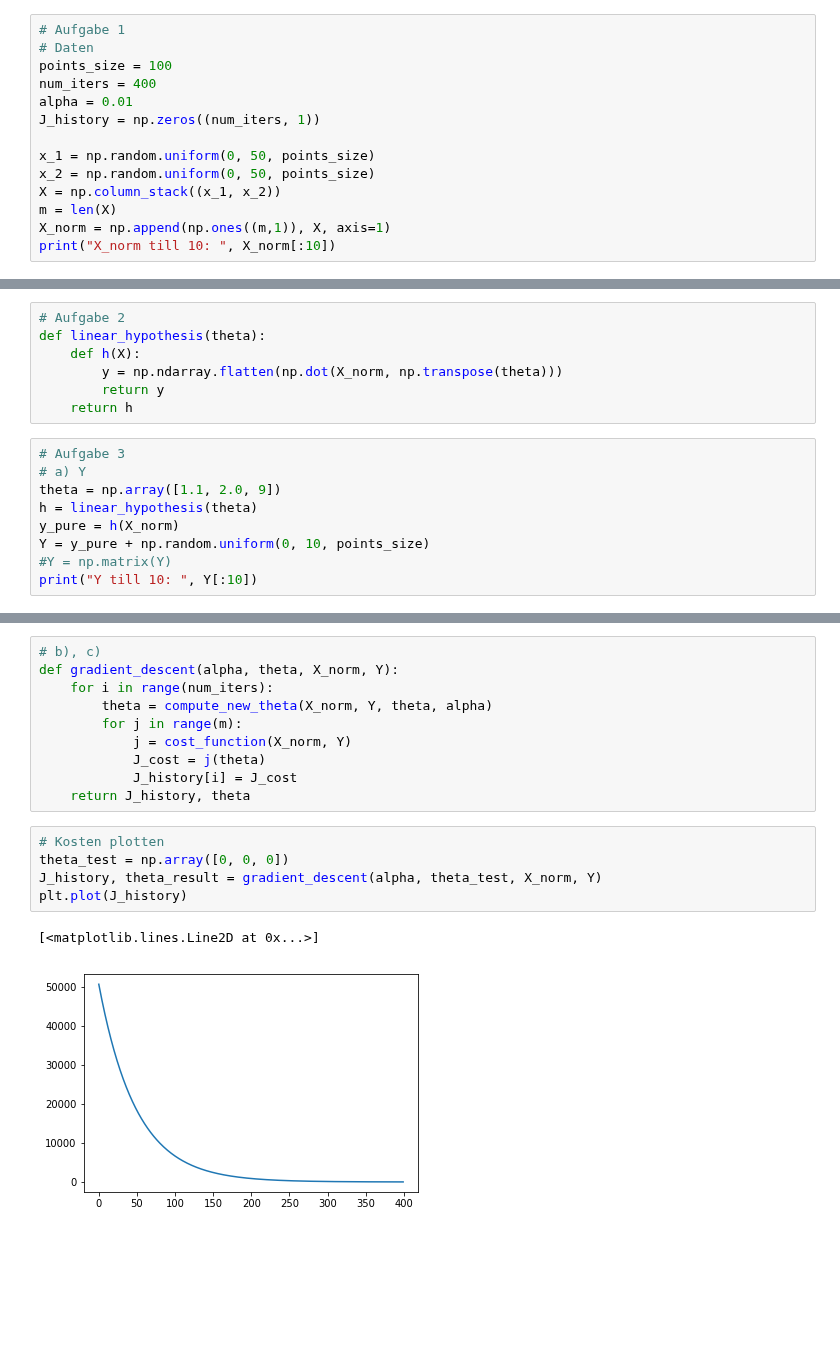
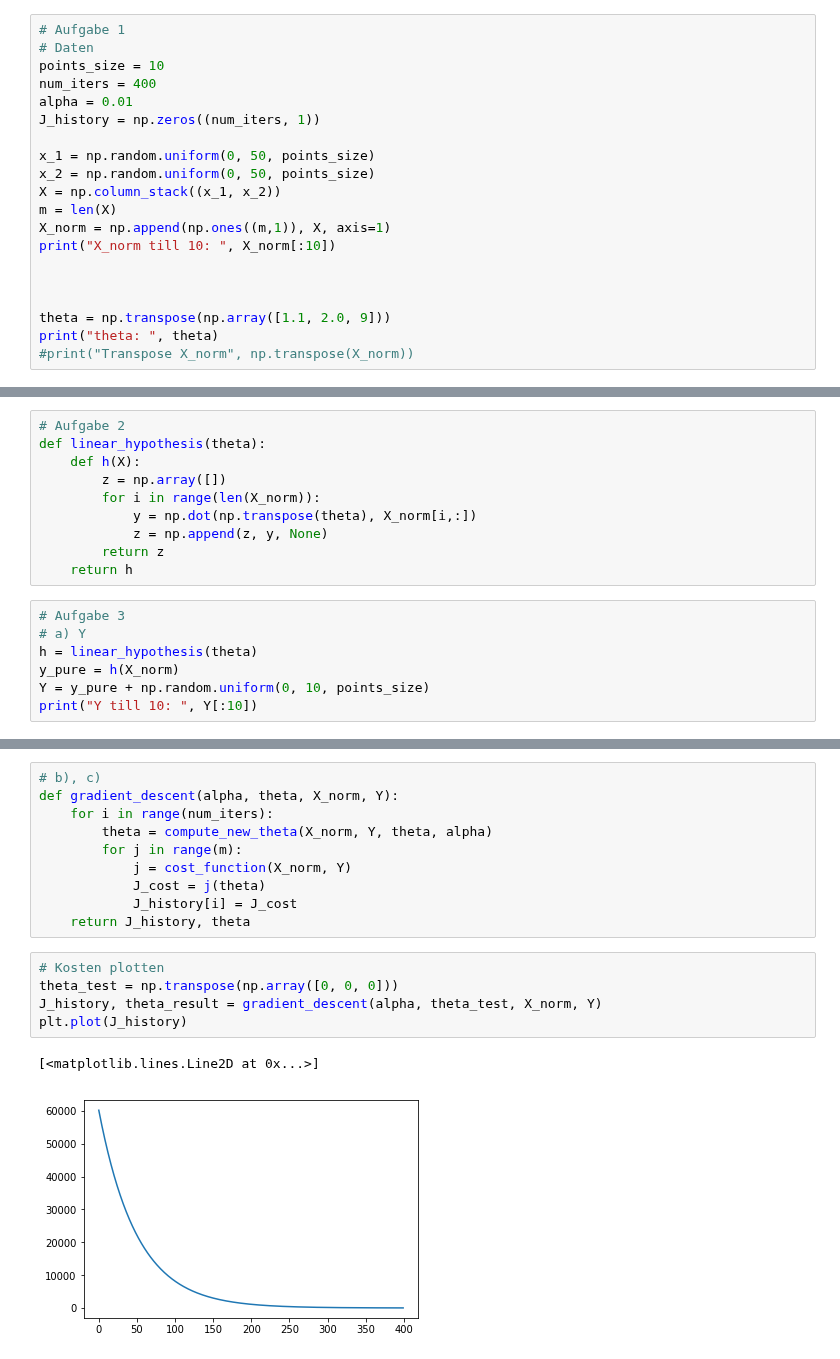
Before and after one commit to KonstantinKochetov/ML-implementations, a Jupyter notebook: Beleg2.ipynb, the cells around one changed output, grey strips where cells are left out. Saved outputs shown, nothing was run; the diff lists cells and outputs as text; blank space fills up the shorter version.

Commit message:
Beleg2 thetas

```diff
--- a/Beleg2.ipynb
+++ b/Beleg2.ipynb
@@ -12,7 +12,7 @@ np.set_printoptions(precision=3,suppress=True)
 # %%
 # Aufgabe 1
 # Daten
-points_size = 100
+points_size = 10
 num_iters = 400
 alpha = 0.01
 J_history = np.zeros((num_iters, 1))
@@ -23,4 +23,10 @@ X = np.column_stack((x_1, x_2))
 m = len(X)
 X_norm = np.append(np.ones((m,1)), X, axis=1)
 print("X_norm till 10: ", X_norm[:10])
+
+
+
+theta = np.transpose(np.array([1.1, 2.0, 9]))
+print("theta: ", theta)
+#print("Transpose X_norm", np.transpose(X_norm))
 # %% [output]
@@ -38,16 +45,17 @@ X_norm till 10:  [[ 1.    43.428 26.776]
 # Aufgabe 2
 def linear_hypothesis(theta):
     def h(X):
-        y = np.ndarray.flatten(np.dot(X_norm, np.transpose(theta)))
-        return y
+        z = np.array([])
+        for i in range(len(X_norm)):
+            y = np.dot(np.transpose(theta), X_norm[i,:])
+            z = np.append(z, y, None)
+        return z
     return h
 # %%
 # Aufgabe 3
 # a) Y
-theta = np.array([1.1, 2.0, 9])
 h = linear_hypothesis(theta)
 y_pure = h(X_norm)
 Y = y_pure + np.random.uniform(0, 10, points_size)
-#Y = np.matrix(Y)
 print("Y till 10: ", Y[:10])
 # %% [output]
@@ -121,12 +129,12 @@ def gradient_descent(alpha, theta, X_norm, Y):
     return J_history, theta
 # %%
 # Kosten plotten
-theta_test = np.array([0, 0, 0])
+theta_test = np.transpose(np.array([0, 0, 0]))
 J_history, theta_result = gradient_descent(alpha, theta_test, X_norm, Y)
 plt.plot(J_history)
 # %% [output]
 [<matplotlib.lines.Line2D at 0x...>]
-[figure, old version]
+[figure, new version]
 # %%
 # test Before/After
 print("Y_before till 10: ", Y[:10])
```
Also changed, not shown: parts of 6 cells of this notebook.
